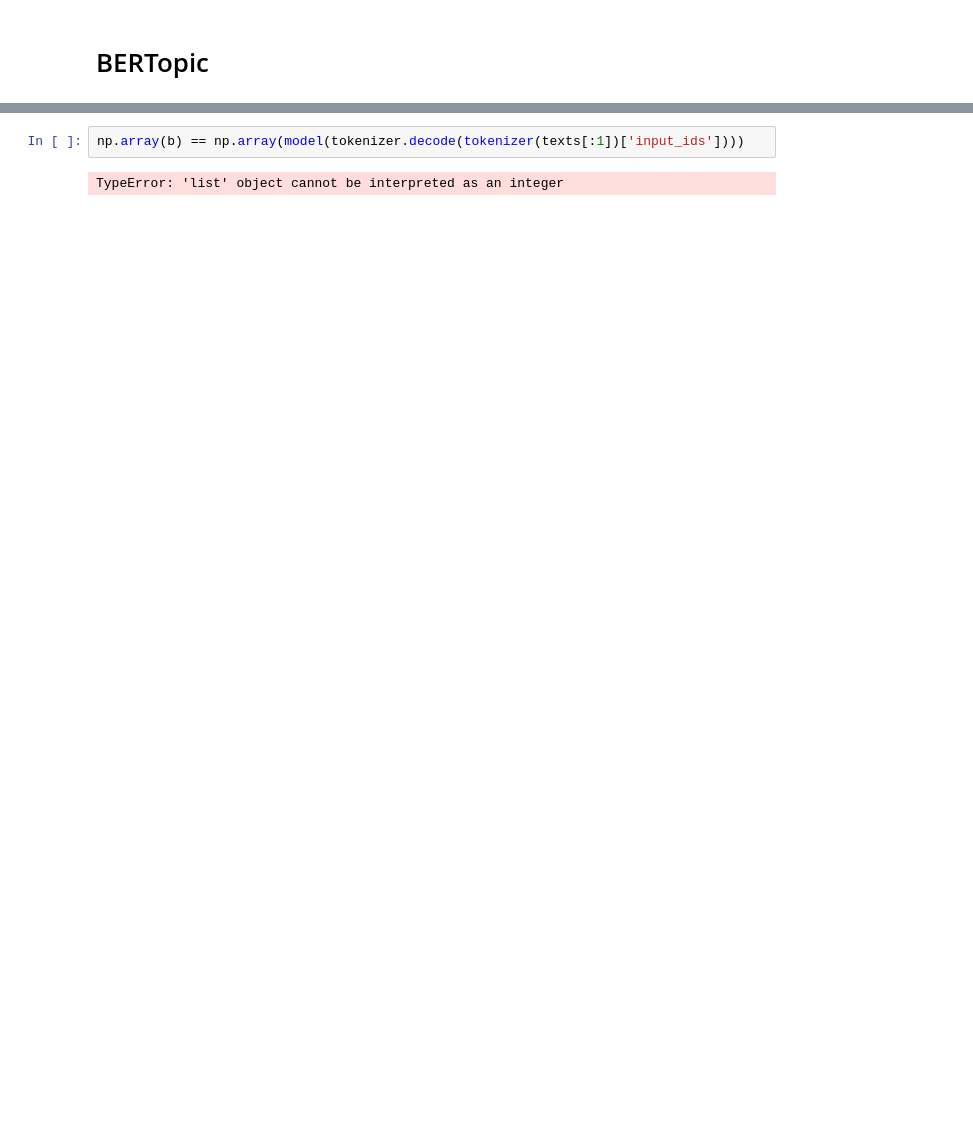
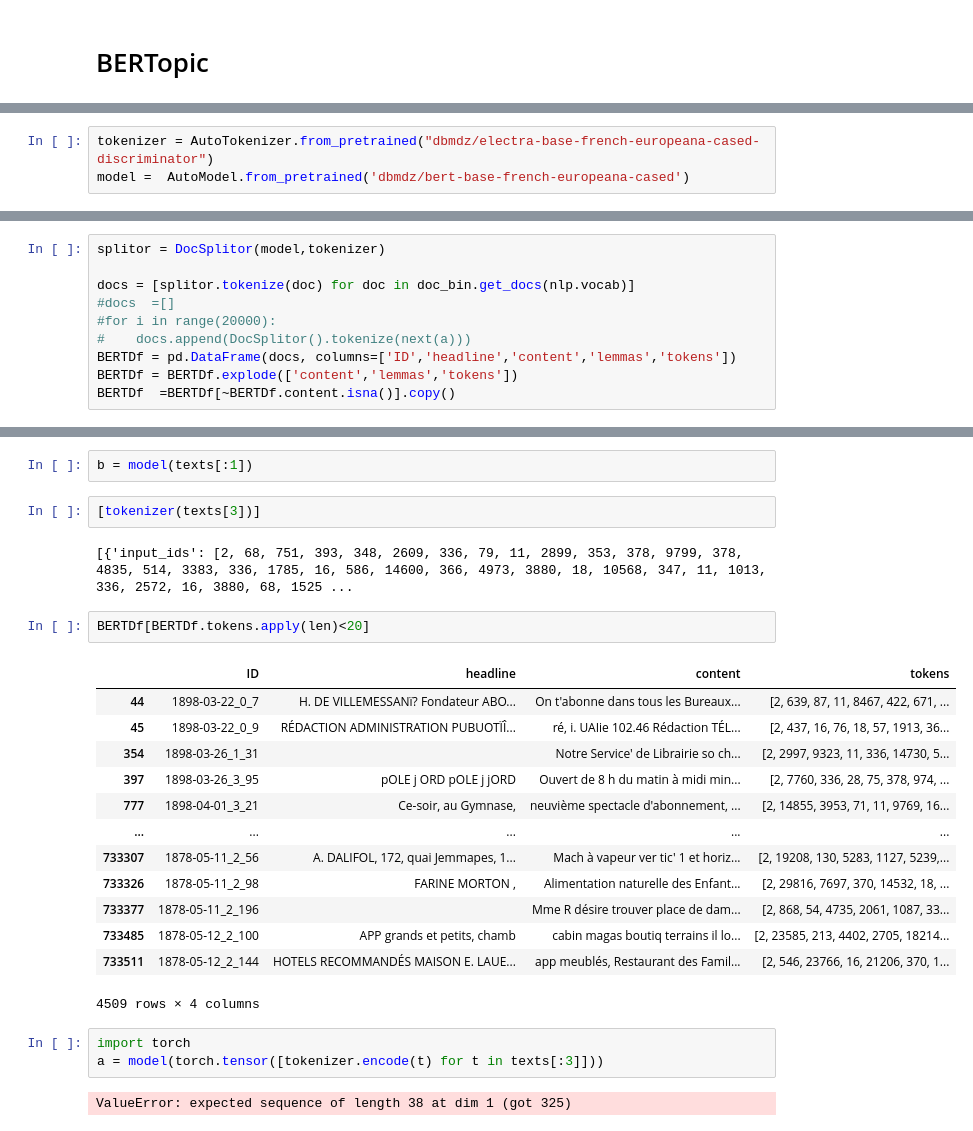
Before and after one commit to GuilhemSicard/Future-Anxiety, a Jupyter notebook: TopicModeling .ipynb, the cells around one changed output, grey strips where cells are left out. Drawn from its saved outputs; the diff is of its cells as text; blank space fills up the shorter version.

```diff
--- a/TopicModeling .ipynb
+++ b/TopicModeling .ipynb
@@ -226,0 +327,3 @@ Some weights of the model checkpoint at /home/gsicard/.cache/torch/sentence_tran
+# %%
+tokenizer = AutoTokenizer.from_pretrained("dbmdz/electra-base-french-europeana-cased-discriminator")
+model =  AutoModel.from_pretrained('dbmdz/bert-base-french-europeana-cased')
@@ -227 +357,11 @@ Some weights of the model checkpoint at /home/gsicard/.cache/torch/sentence_tran
+# %%
+splitor = DocSplitor(model,tokenizer)
+
+docs = [splitor.tokenize(doc) for doc in doc_bin.get_docs(nlp.vocab)]
+#docs  =[]
+#for i in range(20000):
+#    docs.append(DocSplitor().tokenize(next(a)))
+BERTDf = pd.DataFrame(docs, columns=['ID','headline','content','lemmas','tokens'])
+BERTDf = BERTDf.explode(['content','lemmas','tokens'])
+BERTDf  =BERTDf[~BERTDf.content.isna()].copy()
 # %%
@@ -276,5 +406,28 @@ len(tokenizer(texts[0])['input_ids'])
+# %%
+b = model(texts[:1])
+# %%
+[tokenizer(texts[3])]
+# %% [output]
+[{'input_ids': [2, 68, 751, 393, 348, 2609, 336, 79, 11, 2899, 353, 378, 9799, 378, 4835, 514, 3383, 336, 1785, 16, 586, 14600, 366, 4973, 3880, 18, 10568, 347, 11, 1013, 336, 2572, 16, 3880, 68, 1525 ...
+# %%
+BERTDf[BERTDf.tokens.apply(len)<20]
+# %% [output]
+|  | ID | headline | content | tokens |
+| 44 | 1898-03-22_0_7 | H. DE VILLEMESSANï? Fondateur ABO... | On t'abonne dans tous les Bureaux... | [2, 639, 87, 11, 8467, 422, 671, ... |
+| 45 | 1898-03-22_0_9 | RÉDACTION ADMINISTRATION PUBUOTÏÎ... | ré, i. UAIie 102.46 Rédaction TÉL... | [2, 437, 16, 76, 18, 57, 1913, 36... |
+| 354 | 1898-03-26_1_31 |  | Notre Service' de Librairie so ch... | [2, 2997, 9323, 11, 336, 14730, 5... |
+| 397 | 1898-03-26_3_95 | pOLE j ORD pOLE j jORD | Ouvert de 8 h du matin à midi min... | [2, 7760, 336, 28, 75, 378, 974, ... |
+| 777 | 1898-04-01_3_21 | Ce-soir, au Gymnase, | neuvième spectacle d'abonnement, ... | [2, 14855, 3953, 71, 11, 9769, 16... |
+| ... | ... | ... | ... | ... |
+| 733307 | 1878-05-11_2_56 | A. DALIFOL, 172, quai Jemmapes, 1... | Mach à vapeur ver tic' 1 et horiz... | [2, 19208, 130, 5283, 1127, 5239,... |
+| 733326 | 1878-05-11_2_98 | FARINE MORTON , | Alimentation naturelle des Enfant... | [2, 29816, 7697, 370, 14532, 18, ... |
+| 733377 | 1878-05-11_2_196 |  | Mme R désire trouver place de dam... | [2, 868, 54, 4735, 2061, 1087, 33... |
+| 733485 | 1878-05-12_2_100 | APP grands et petits, chamb | cabin magas boutiq terrains il lo... | [2, 23585, 213, 4402, 2705, 18214... |
+| 733511 | 1878-05-12_2_144 | HOTELS RECOMMANDÉS MAISON E. LAUE... | app meublés, Restaurant des Famil... | [2, 546, 23766, 16, 21206, 370, 1... |
+4509 rows × 4 columns
 # %%
-np.array(b) == np.array(model(tokenizer.decode(tokenizer(texts[:1])['input_ids'])))
+import torch
+a = model(torch.tensor([tokenizer.encode(t) for t in texts[:3]]))
 # %% [output]
-TypeError: 'list' object cannot be interpreted as an integer
+ValueError: expected sequence of length 38 at dim 1 (got 325)
 # %%
```
Also changed, not shown: parts of 29 cells of this notebook, 1 other file.
